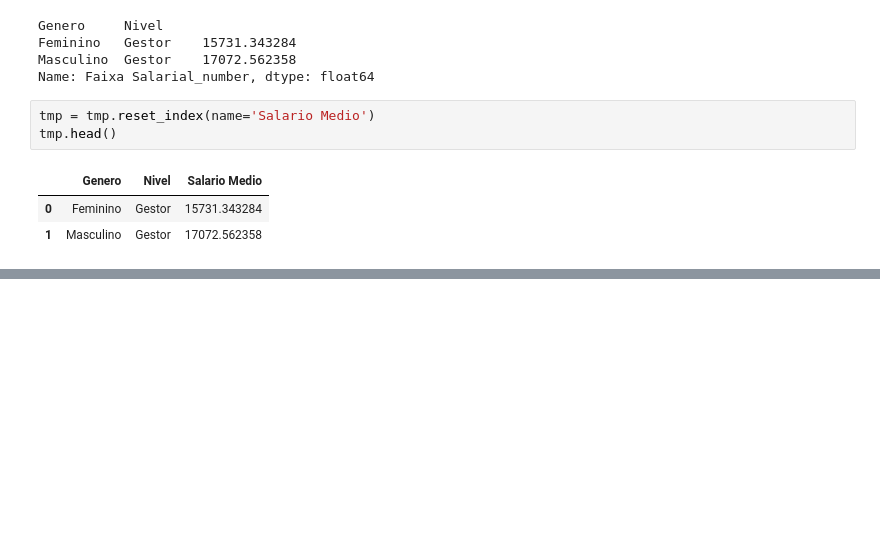
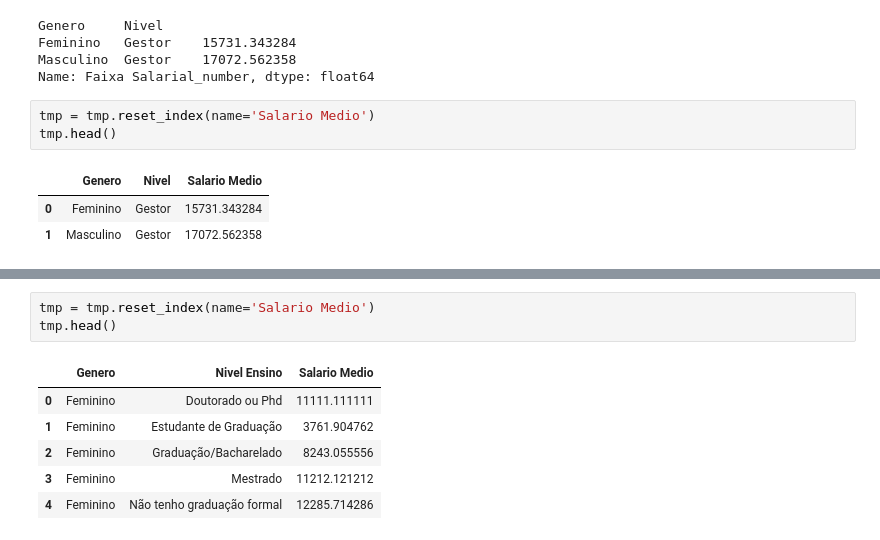
Before and after one commit to luanipiva/BootcampMIA22, a Jupyter notebook: 4. Visualização de Dados/Visualização_de_Dados.ipynb, the cells around one changed output, grey strips where cells are left out. Saved outputs shown, nothing was run; the diff lists cells and outputs as text; blank space fills up the shorter version.

```diff
--- a/4. Visualização de Dados/Visualização_de_Dados.ipynb
+++ b/4. Visualização de Dados/Visualização_de_Dados.ipynb
@@ -249,0 +297,10 @@ sns.barplot(x='Nivel', y='Salario Medio', hue='Genero', data=tmp, palette='infer
+# %%
+tmp = tmp.reset_index(name='Salario Medio')
+tmp.head()
+# %% [output]
+|  | Genero | Nivel Ensino | Salario Medio |
+| 0 | Feminino | Doutorado ou Phd | 11111.111111 |
+| 1 | Feminino | Estudante de Graduação | 3761.904762 |
+| 2 | Feminino | Graduação/Bacharelado | 8243.055556 |
+| 3 | Feminino | Mestrado | 11212.121212 |
+| 4 | Feminino | Não tenho graduação formal | 12285.714286 |
```
Also changed, not shown: parts of 14 cells of this notebook.
